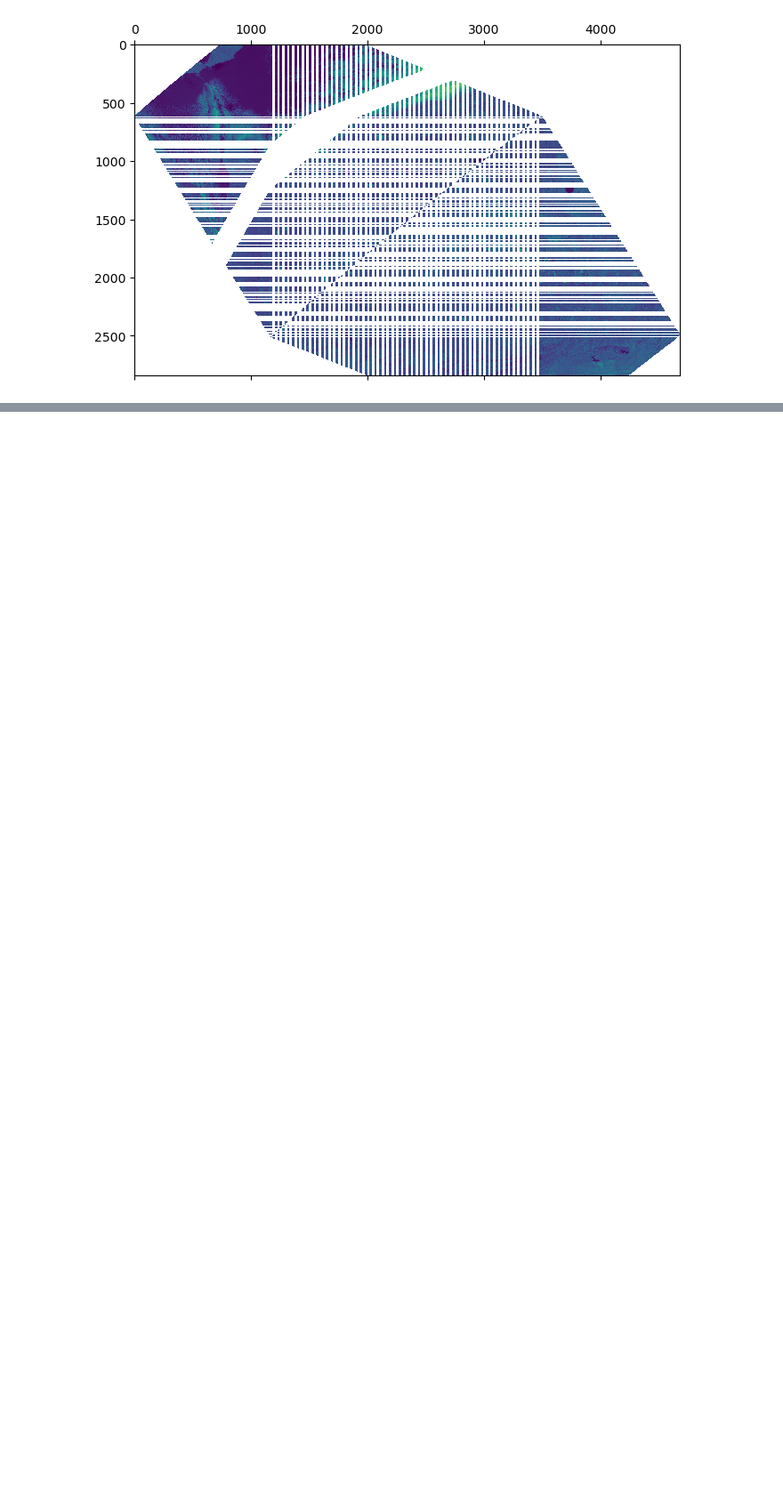
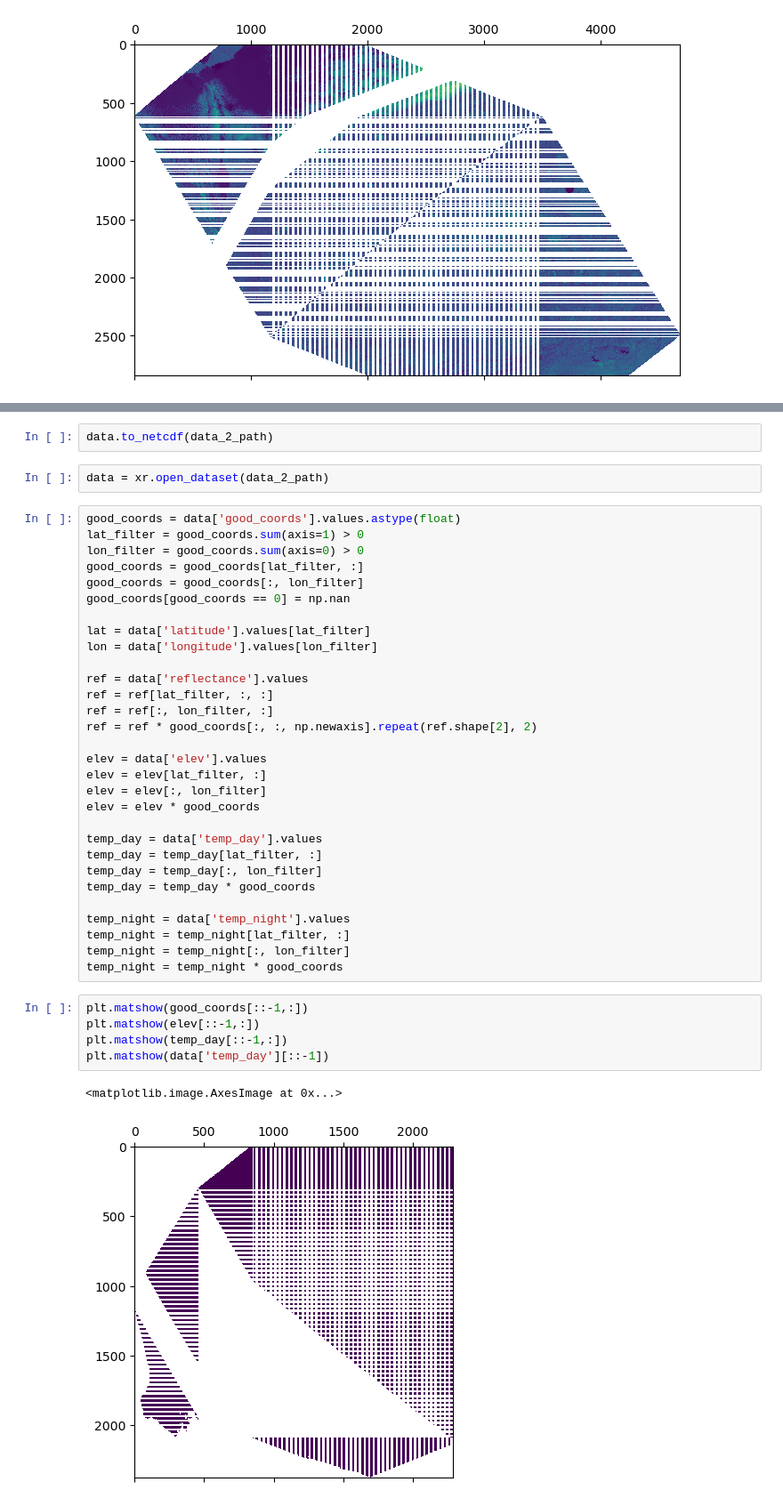
Before and after one commit to DannyCollinson/EMIT-ECOSTRESS, a Jupyter notebook: data_prep/Data_Matching.ipynb, the cells around one changed output, grey strips where cells are left out. Shown at 89% size. Cells and saved outputs as stored; diff of their text form; blank space fills up the shorter version.

Commit message:
Finished new dataset

```diff
--- a/data_prep/Data_Matching.ipynb
+++ b/data_prep/Data_Matching.ipynb
@@ -541,0 +517,42 @@ plt.imshow(ref_good, aspect='auto')
+# %%
+data.to_netcdf(data_2_path)
+# %%
+data = xr.open_dataset(data_2_path)
+# %%
+good_coords = data['good_coords'].values.astype(float)
+lat_filter = good_coords.sum(axis=1) > 0
+lon_filter = good_coords.sum(axis=0) > 0
+good_coords = good_coords[lat_filter, :]
+good_coords = good_coords[:, lon_filter]
+good_coords[good_coords == 0] = np.nan
+
+lat = data['latitude'].values[lat_filter]
+lon = data['longitude'].values[lon_filter]
+
+ref = data['reflectance'].values
+ref = ref[lat_filter, :, :]
+ref = ref[:, lon_filter, :]
+ref = ref * good_coords[:, :, np.newaxis].repeat(ref.shape[2], 2)
+
+elev = data['elev'].values
+elev = elev[lat_filter, :]
+elev = elev[:, lon_filter]
+elev = elev * good_coords
+
+temp_day = data['temp_day'].values
+temp_day = temp_day[lat_filter, :]
+temp_day = temp_day[:, lon_filter]
+temp_day = temp_day * good_coords
+
+temp_night = data['temp_night'].values
+temp_night = temp_night[lat_filter, :]
+temp_night = temp_night[:, lon_filter]
+temp_night = temp_night * good_coords
+# %%
+plt.matshow(good_coords[::-1,:])
+plt.matshow(elev[::-1,:])
+plt.matshow(temp_day[::-1,:])
+plt.matshow(data['temp_day'][::-1])
+# %% [output]
+<matplotlib.image.AxesImage at 0x...>
+[figure, added]
```
Also changed, not shown: parts of 25 cells of this notebook, 1 other file.
